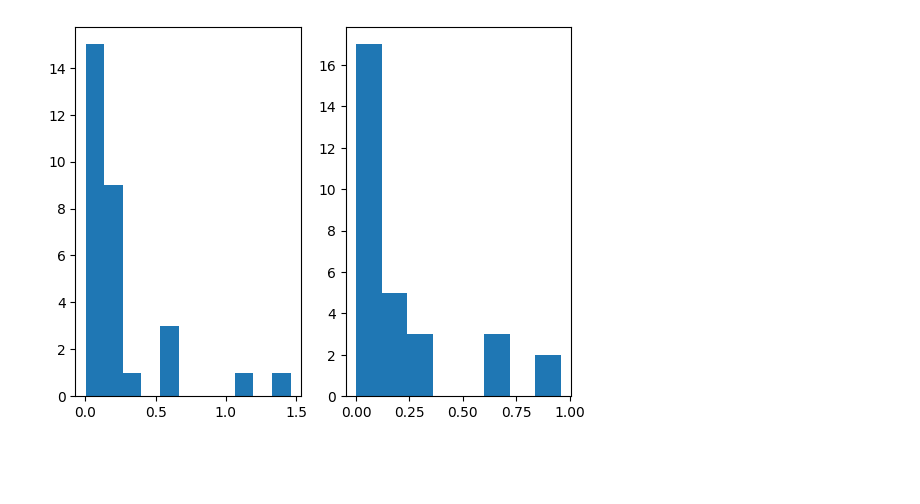
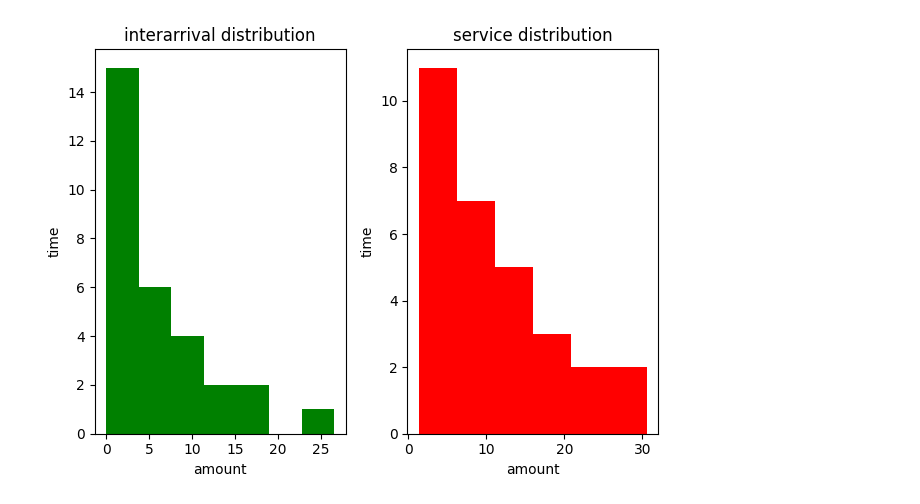
Before and after one commit to BETuncay/DiscreteEventSimulation, a Jupyter notebook: discrete_event_sim.ipynb, the cells around one changed output. Cells and saved outputs as stored; diff of their text form; code cells hidden in the pictures; blank space fills up the shorter version.

Commit message:
Added more plots

```diff
--- a/discrete_event_sim.ipynb
+++ b/discrete_event_sim.ipynb
@@ -9,19 +22,24 @@ seed = 1234
 rng = Generator(PCG64(seed=seed))
 # %%
 # simulation parameters
-n = 30
-servers = 1
-arrival_rate = 1 / 6
-service_rate = 1 / 4
+n = 30 # amount of customers to serve
+servers = 1 # amount of servers
+arrival_rate = 5 # time between each arrival
+service_rate = 10 # time to serve a customer
 arrival_distribution = rng.exponential
 service_distribution = rng.exponential
 # %%
-fig, ax = plt.subplots(1,2)
-ax[0].hist(arrival_distribution(scale=arrival_rate, size=n), bins='auto')
-ax[1].hist(service_distribution(scale=service_rate, size=n), bins='auto')
+# histogram of example values for interarrival / service times
+fig, ax = plt.subplots(1, 2, tight_layout=True)
+ax[0].hist(arrival_distribution(scale=arrival_rate, size=n), bins='auto', color='g')
+ax[1].hist(service_distribution(scale=service_rate, size=n), bins='auto', color='r')
+for axe in ax.flat:
+    axe.set(xlabel='amount', ylabel='time')
+ax[0].set_title('interarrival distribution')
+ax[1].set_title('service distribution')
 plt.show()
 # %% [output]
-[figure, old version]
+[figure, new version]
 # %%
 class Simulation:
     def __init__(self, n, arrival_distribution, arrival_rate, service_distribution, service_rate, precision=3):
```
Also changed, not shown: parts of 4 cells of this notebook.
